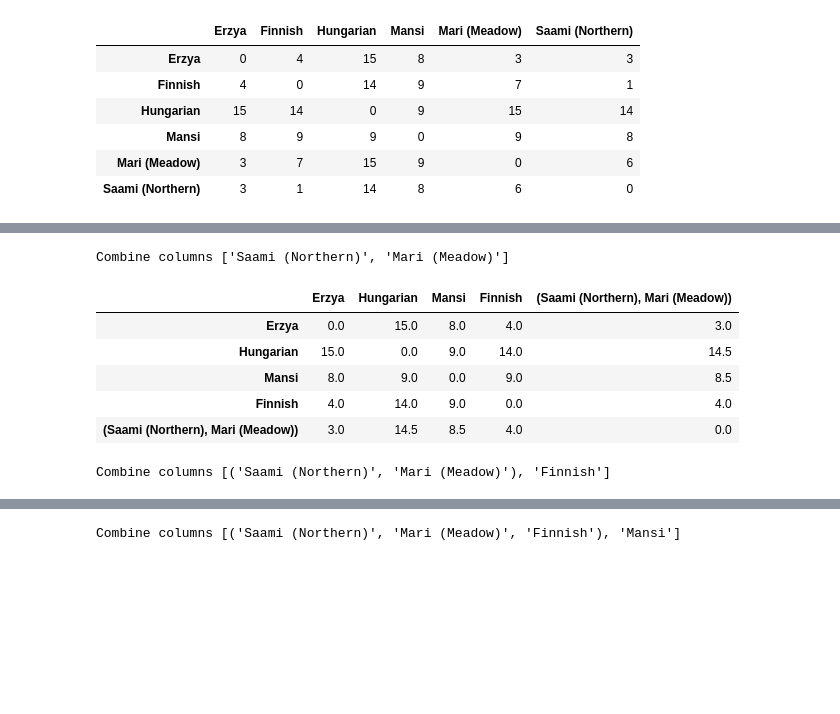
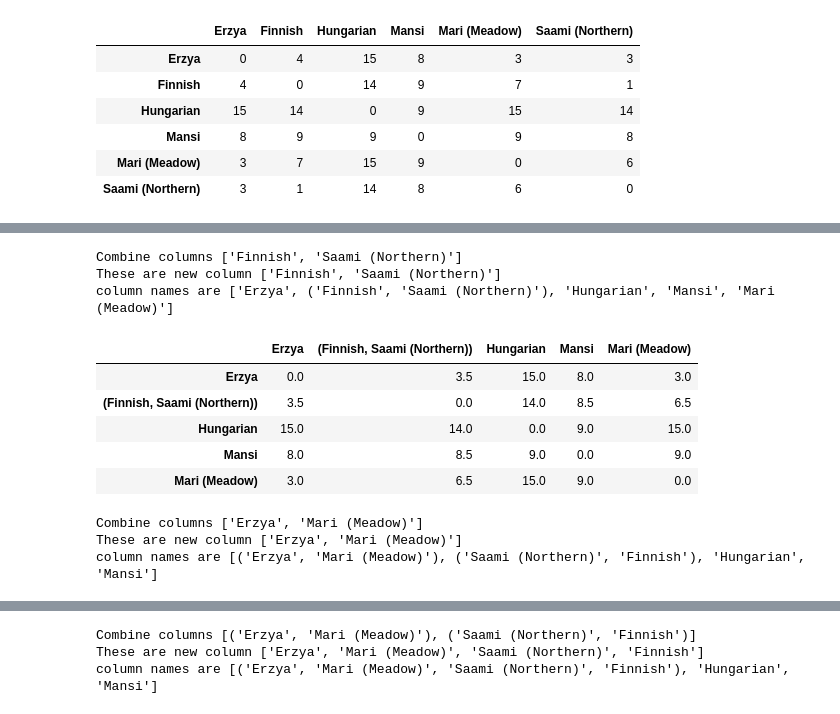
Before and after one commit to ashish-codebase/LinguisticsAssignment1, a Jupyter notebook: Assignment1/upgma_solved.ipynb, the cells around one changed output, grey strips where cells are left out. Saved outputs shown, nothing was run; the diff lists cells and outputs as text; code cells hidden in the pictures; blank space fills up the shorter version.

```diff
--- a/Assignment1/upgma_solved.ipynb
+++ b/Assignment1/upgma_solved.ipynb
@@ -71,68 +76,93 @@ main_matrix
 # %%
 sub_martix = main_matrix
 tree_data = []
+processed_columns = []
+counter = 0
 for sub_itr in range(len(main_matrix.index)-2):
     combine_col = []
     col_names=[]
-    lowest_no = 0
+    lowest_no = 100
     for sub_row in sub_martix.index:
         for sub_col in sub_martix.columns:
-            small_value = sub_martix[[sub_col]].loc[[sub_row]].values
+            small_value = sub_martix[[sub_col]].loc[[sub_row]].values[0][0]
             if small_value==0 or small_value==lowest_no or small_value==np.nan:
                 pass
             else:
-                lowest_no = small_value
-                combine_col = [sub_row, sub_col]
+                if lowest_no > small_value:
+                    lowest_no = small_value
+                    combine_col = [sub_row, sub_col]
     print(f'Combine columns {combine_col}')
     tree_data.append(list(combine_col))
     sub_martix_columns = []
     if type(combine_col[0]) is list or type(combine_col[0]) is tuple:
         for ele in combine_col[0]:
-            col_names.append(ele)
+            if type(ele) is list or type(ele) is tuple:
+                for sub_ele in ele:
+                    col_names.append(sub_ele)
+            else:
+                col_names.append(ele)
     else:
         col_names.append(combine_col[0])
     if type(combine_col[1]) is list or type(combine_col[1]) is tuple:
         for ele in combine_col[1]:
-            col_names.append(ele)
+            if type(ele) is list or type(ele) is tuple:
+                for sub_ele in ele:
+                    col_names.append(sub_ele)
+            else:
+                col_names.append(ele)
     else:
         col_names.append(combine_col[1])
-    sub_martix_columns = list(set(list(main_matrix.columns))-set(col_names))
-    sub_martix_columns.append(tuple(col_names))
-#     for sub_names in sub_martix.columns:
-#         if sub_names in col_names:
-#             if tuple(col_names) in sub_martix_columns:
-#                 pass
-#             else:
-#                 sub_martix_columns.append(tuple(col_names))
-#         else:
-#             sub_martix_columns.append(sub_names)
+    processed_columns.append(tuple(set(col_names)))
+    print(f'These are new column {col_names}')
+#     sub_martix_columns = list((set(list(main_matrix.columns))-set(list(col_names)))-set(list(processed_columns[counter])))
+#     sub_martix_columns.append(tuple(col_names))
+#     if counter>0:
+#         sub_martix_columns.append(processed_columns[counter-1])
+    for sub_names in main_matrix.columns:
+        if sub_names in col_names:
+            if tuple(col_names) in sub_martix_columns:
+                pass
+            else:
+                sub_martix_columns.append(tuple(col_names))
+        elif sub_names in processed_columns[counter-1]:
+            if processed_columns[counter-1] in sub_martix_columns:
+                pass
+            else:
+                sub_martix_columns.append(processed_columns[counter-1])
+        else:
+            sub_martix_columns.append(sub_names)
 #     print(sub_martix_columns)
-
+    print(f"column names are {sub_martix_columns}")
     submatrix_first = []
     for row in sub_martix_columns:
         rows = []
         for col in sub_martix_columns:
             if list(row) == list(col):
                 rows.append(0)
             else:
                 if type(row) is tuple:
                     row =list(row)
                 if type(col) is tuple:
                     col =list(col)
                 try:
                     value = main_matrix[row].loc[col].values
                 except:
                     value = main_matrix[row].loc[col]
                 rows.append(np.mean(value))
         submatrix_first.append(rows)
     sub_martix = pd.DataFrame(submatrix_first, columns=sub_martix_columns, index=sub_martix_columns)
     display(sub_martix)
+    counter = counter+1
 # %% [output]
-Combine columns ['Saami (Northern)', 'Mari (Meadow)']
+Combine columns ['Finnish', 'Saami (Northern)']
+These are new column ['Finnish', 'Saami (Northern)']
+column names are ['Erzya', ('Finnish', 'Saami (Northern)'), 'Hungarian', 'Mansi', 'Mari (Meadow)']
-|  | Erzya | Hungarian | Mansi | Finnish | (Saami (Northern), Mari (Meadow)) |
-| Erzya | 0.0 | 15.0 | 8.0 | 4.0 | 3.0 |
-| Hungarian | 15.0 | 0.0 | 9.0 | 14.0 | 14.5 |
-| Mansi | 8.0 | 9.0 | 0.0 | 9.0 | 8.5 |
-| Finnish | 4.0 | 14.0 | 9.0 | 0.0 | 4.0 |
-| (Saami (Northern), Mari (Meadow)) | 3.0 | 14.5 | 8.5 | 4.0 | 0.0 |
+|  | Erzya | (Finnish, Saami (Northern)) | Hungarian | Mansi | Mari (Meadow) |
+| Erzya | 0.0 | 3.5 | 15.0 | 8.0 | 3.0 |
+| (Finnish, Saami (Northern)) | 3.5 | 0.0 | 14.0 | 8.5 | 6.5 |
+| Hungarian | 15.0 | 14.0 | 0.0 | 9.0 | 15.0 |
+| Mansi | 8.0 | 8.5 | 9.0 | 0.0 | 9.0 |
+| Mari (Meadow) | 3.0 | 6.5 | 15.0 | 9.0 | 0.0 |
-Combine columns [('Saami (Northern)', 'Mari (Meadow)'), 'Finnish']
+Combine columns ['Erzya', 'Mari (Meadow)']
+These are new column ['Erzya', 'Mari (Meadow)']
+column names are [('Erzya', 'Mari (Meadow)'), ('Saami (Northern)', 'Finnish'), 'Hungarian', 'Mansi']
@@ -144 +174,3 @@ Combine columns [('Saami (Northern)', 'Mari (Meadow)'), 'Finnish']
-Combine columns [('Saami (Northern)', 'Mari (Meadow)', 'Finnish'), 'Mansi']
+Combine columns [('Erzya', 'Mari (Meadow)'), ('Saami (Northern)', 'Finnish')]
+These are new column ['Erzya', 'Mari (Meadow)', 'Saami (Northern)', 'Finnish']
+column names are [('Erzya', 'Mari (Meadow)', 'Saami (Northern)', 'Finnish'), 'Hungarian', 'Mansi']
```
Also changed, not shown: parts of 5 cells of this notebook.
